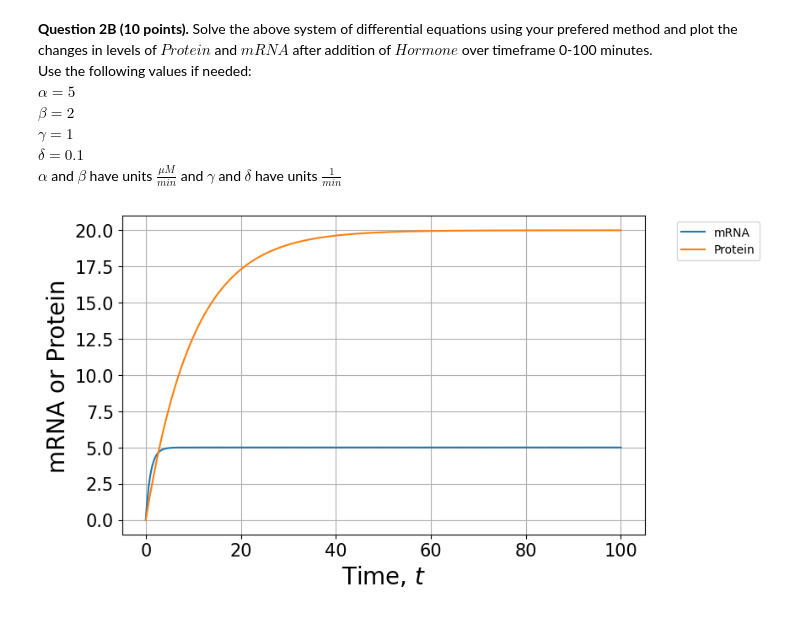
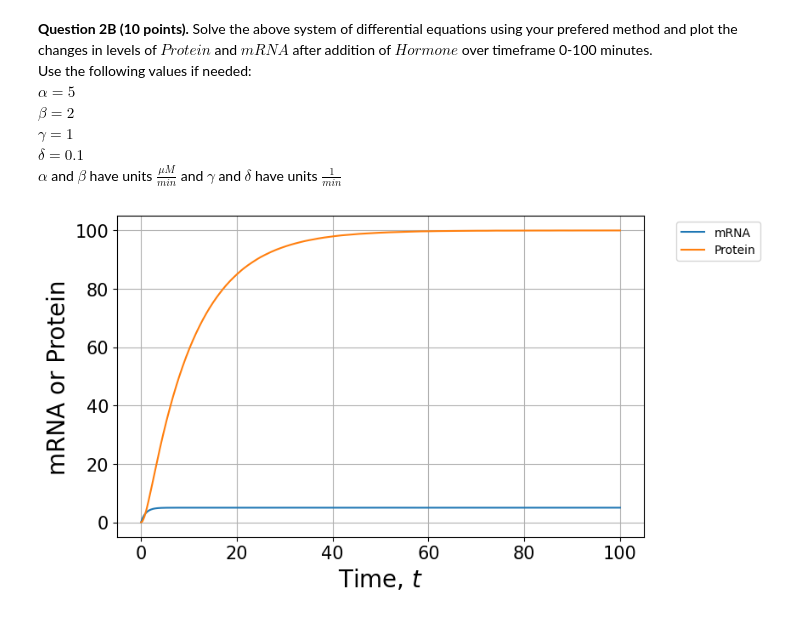
Before and after one commit to IB120-201-CCB210/Spring2022, a Jupyter notebook: titov_jupyter_notebooks/2022_Exam_solutions.ipynb, the cells around one changed output. Saved outputs shown, nothing was run; the diff lists cells and outputs as text; code cells hidden in the pictures.

```diff
--- a/titov_jupyter_notebooks/2022_Exam_solutions.ipynb
+++ b/titov_jupyter_notebooks/2022_Exam_solutions.ipynb
@@ -110,29 +110,29 @@ $\alpha$ and $\beta$ have units $\frac{\mu M}{min}$ and $\gamma$ and $\delta$ ha
 # %%
 α = 5
 β = 2
 γ = 1
 δ = 0.1
 
 
 def f(t, y):
     mRNA, Protein = y
     dmRNA_dt = α - γ * mRNA
-    dProtein_dt = β - δ * Protein
+    dProtein_dt = β * mRNA - δ * Protein
     return [dmRNA_dt, dProtein_dt]
 
 
 tspan = [0, 100]
 initial_condition = [0, 0]
 soln = solve_ivp(f, tspan, initial_condition, t_eval=np.linspace(0, tspan[1], 1000))
 
 plt.figure(figsize=(8, 5), dpi=100)
 plt.plot(soln.t, soln.y[0], label=f"mRNA")
 plt.plot(soln.t, soln.y[1], label=f"Protein")
 plt.xlabel("Time, $t$", fontsize=20)
 plt.ylabel("mRNA or Protein", fontsize=20)
 plt.xticks(fontsize=15)
 plt.yticks(fontsize=15)
 plt.grid()
 plt.legend(fontsize=10, bbox_to_anchor=(1.05, 1), loc="upper left");
 # %% [output]
-[figure, old version]
+[figure, new version]
```
Also changed, not shown: parts of 1 cell of this notebook.
